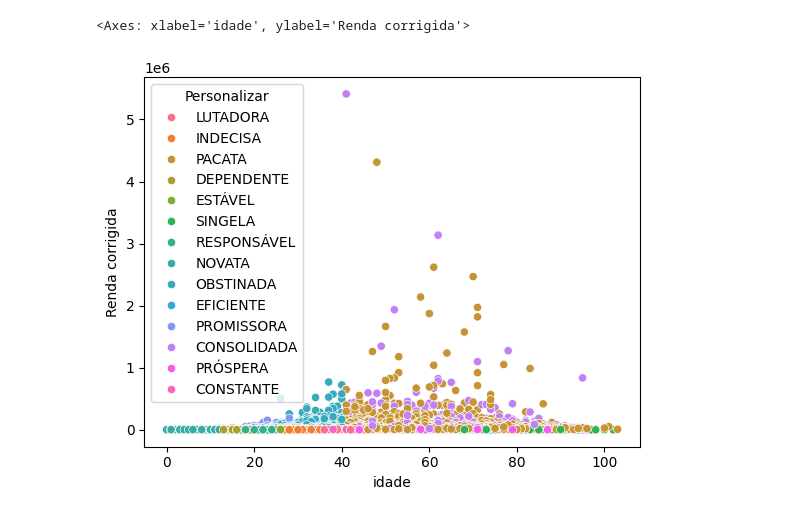
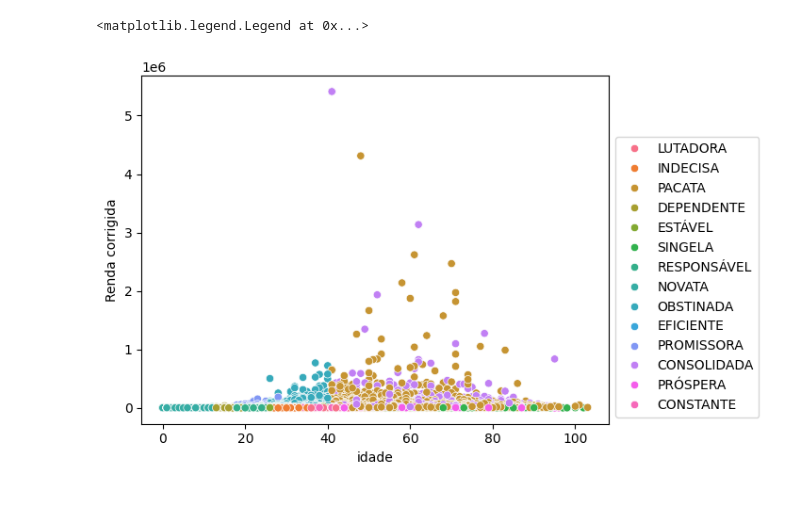
Before and after one commit to cowvin0/seg, a Jupyter notebook: analisa_saldo_personas.ipynb, the cells around one changed output. Saved outputs shown, nothing was run; the diff lists cells and outputs as text; code cells hidden in the pictures.

```diff
--- a/analisa_saldo_personas.ipynb
+++ b/analisa_saldo_personas.ipynb
@@ -26,0 +9,32 @@ df = pd\
+# %%
+df_sld = pd\
+    .read_csv(
+        'relacionamento_clusters.csv',
+        dtype={
+            'cod_carteira': str,
+            'desc_cnae': str
+        }
+    )
+df_sld = df_sld\
+    .astype(
+        {
+            col: str
+            for col in df_sld\
+                .columns[
+                    df_sld.columns.str.startswith(
+                        ('prod_', 'flg_', 'fone',
+                         'mobi', 'ib', 'cod',
+                         'possui', 'digital',
+                         'num_conta', 'Grupos',
+                         'cad_pix', 'num_cpf', 'ano',
+                         'num_ano')
+                    )
+                ]\
+                .tolist()
+        })
+
+
+df_sld_num_cols_cpf = df_sld\
+    .loc[:, df_sld.select_dtypes(include=np.number).columns.tolist() + ['num_cpf_cnpj']]\
+    .rename(columns={'renda_mensal': 'renda_mensal_gabriel'})\
+    .drop(columns=['alavancagem'])
@@ -38,10 +102,11 @@ sld_prods = df_sld\
 # %%
 sns.scatterplot(
     data=df,
     x='idade',
     y='Renda corrigida',
     hue='Personalizar'
 )
+plt.legend(loc='lower left', bbox_to_anchor=(1, 0))
 # %% [output]
-<Axes: xlabel='idade', ylabel='Renda corrigida'>
+<matplotlib.legend.Legend at 0x...>
-[figure, old version]
+[figure, new version]
```
Also changed, not shown: parts of 33 cells of this notebook, 2 other files.
